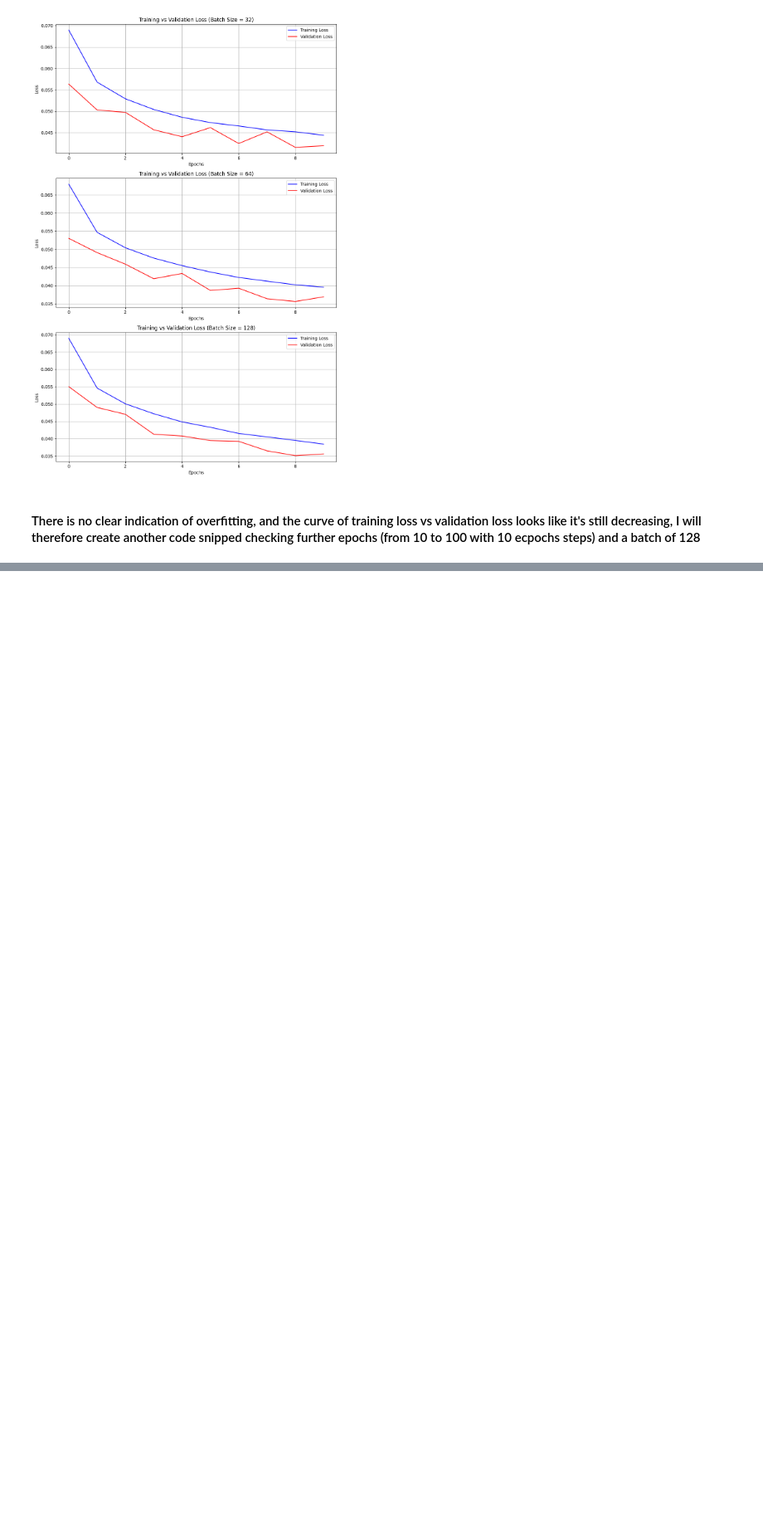
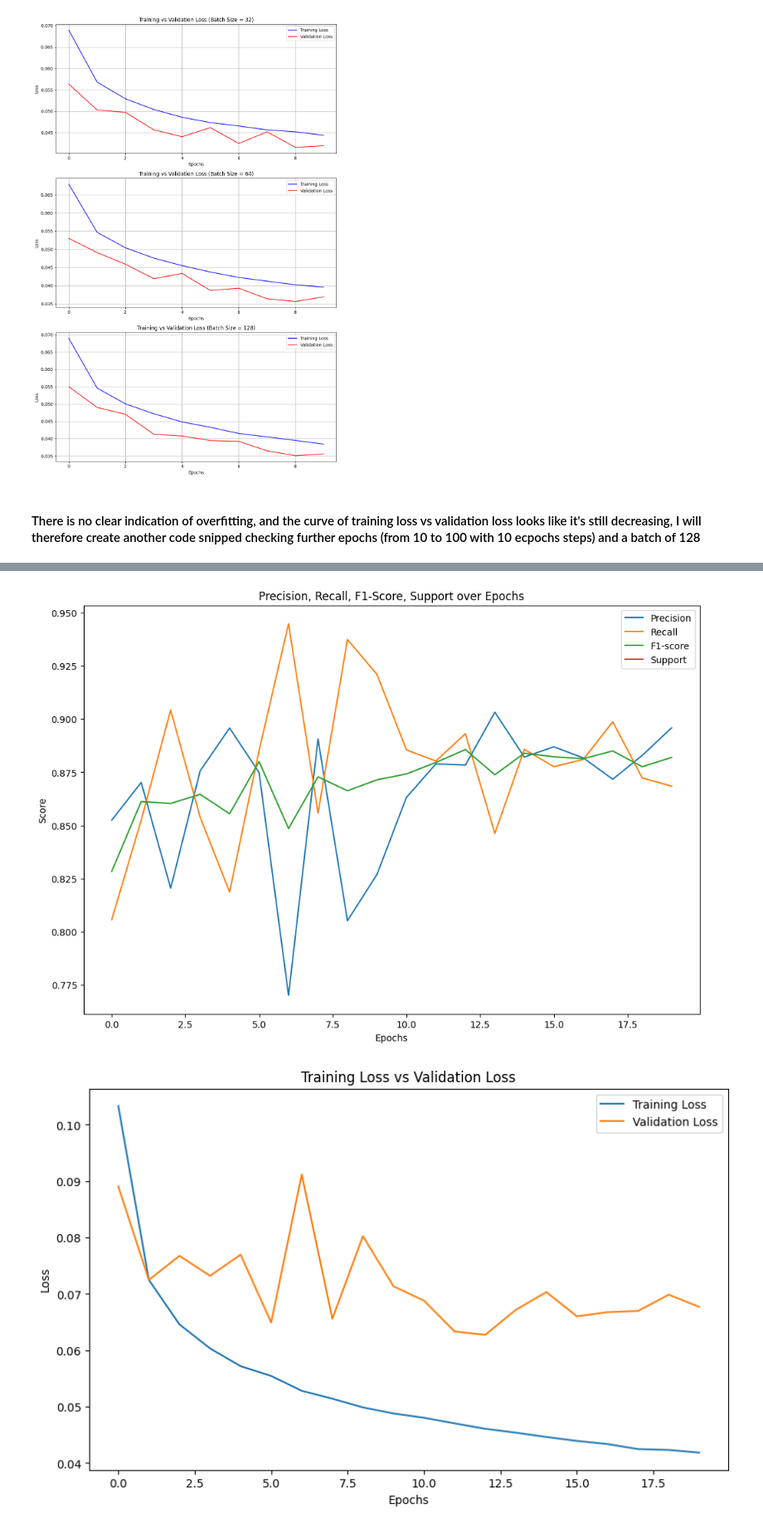
Before and after one commit to lore95/MachineLearningProject2, a Jupyter notebook: Assignment2/Submission/lorenzo_lucchini_assingment2.ipynb, the cells around one changed output, grey strips where cells are left out. Shown at 83% size. Saved outputs shown, nothing was run; the diff lists cells and outputs as text; code cells hidden in the pictures; blank space fills up the shorter version.

```diff
--- a/Assignment2/Submission/lorenzo_lucchini_assingment2.ipynb
+++ b/Assignment2/Submission/lorenzo_lucchini_assingment2.ipynb
@@ -878,0 +1081,15 @@ Epoch 45/110
+# %%
+# Train model
+input_shape = (window_size, len(features))
+model20epoc = create_cnn_model(input_shape)
+
+epoc20metrics_callback = MetricsCallback(X_val, y_val)
+
+history20epoc = model20epoc.fit(
+    X_train, y_train,
+    validation_data=(X_val, y_val),
+    epochs=20,
+    batch_size=128,
+    verbose=1,
+    callbacks=[epoc20metrics_callback]
+)
@@ -878,0 +1115,33 @@ Epoch 45/110
+# %%
+
+# Evaluate on test set (Fixed)
+eval20epoc_results = model20epoc.evaluate(X_test, y_test, verbose=1)
+print(f"Test Set - Loss: {eval20epoc_results[0]}, Accuracy: {eval20epoc_results[1]}")
+
+# Save model
+model20epoc.save("Models/fall_detection_cnn20epoc.h5")
+
+# Plot metrics (Fixed epochs_range)
+epochs_range = range(len(epoc20metrics_callback.history["precision"]))
+
+plt.figure(figsize=(12, 8))
+plt.plot(epochs_range, epoc20metrics_callback.history["precision"], label='Precision')
+plt.plot(epochs_range, epoc20metrics_callback.history["recall"], label='Recall')
+plt.plot(epochs_range, epoc20metrics_callback.history["f1_score"], label='F1-score')
+plt.plot(epochs_range, epoc20metrics_callback.history["support"], label='Support')
+plt.xlabel("Epochs")
+plt.ylabel("Score")
+plt.title("Precision, Recall, F1-Score, Support over Epochs")
+plt.legend()
+plt.show()
+
+# Plot training vs validation loss (Fixed)
+plt.figure(figsize=(10, 6))
+plt.plot(history20epoc.history['loss'], label='Training Loss')
+plt.plot(history20epoc.history['val_loss'], label='Validation Loss')
+plt.xlabel("Epochs")
+plt.ylabel("Loss")
+plt.title("Training Loss vs Validation Loss")
+plt.legend()
+plt.show()
+# %% [output]
@@ -878,0 +1151,2 @@ Epoch 45/110
+[figure, added]
+[figure, added]
```
Also changed, not shown: parts of 18 cells of this notebook, 2 other files.
